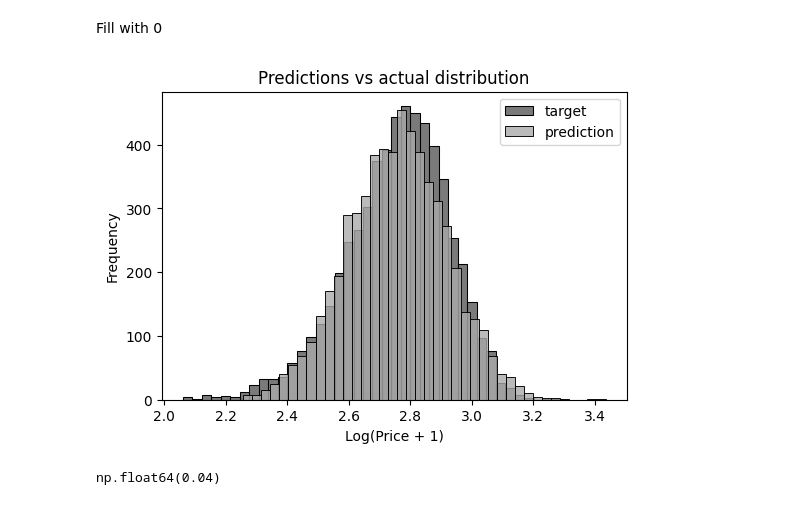
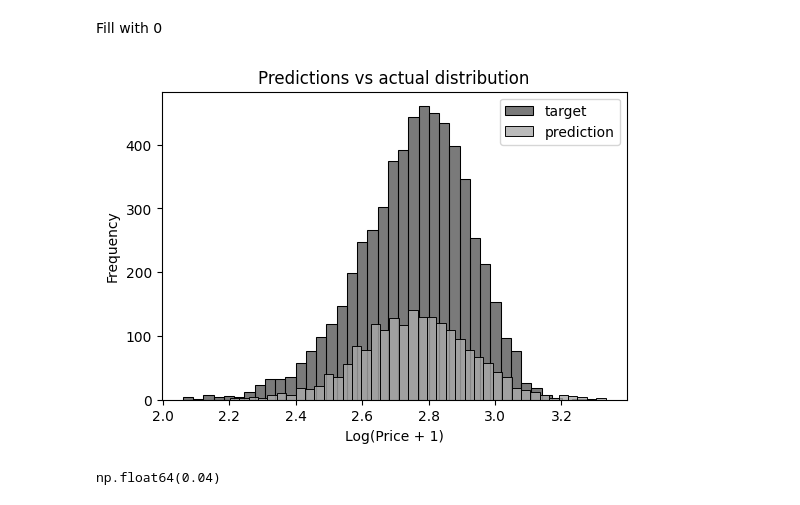
Before and after one commit to moreaujean/ml-zoomcamp, a Jupyter notebook: 02/homework.ipynb, the cells around one changed output. Cells and saved outputs as stored; diff of their text form; code cells hidden in the pictures.

```diff
--- a/02/homework.ipynb
+++ b/02/homework.ipynb
@@ -111,22 +111,24 @@ Fill with 0
 # %%
 df_filled = df_train.fillna(0)
 
 X_train = prepare_X(df_filled)
 w_0, w = train_linear_regression(X_train, y_train)
-y_pred = w_0 + X_train.dot(w)
+
+X_val = df_val.fillna(0).values
+y_pred = w_0 + X_val.dot(w)
 
 plt.figure(figsize=(6, 4))
 
 sns.histplot(y_train, label='target', color='#222222', alpha=0.6, bins=40)
 sns.histplot(y_pred, label='prediction', color='#aaaaaa', alpha=0.8, bins=40)
 
 plt.legend()
 
 plt.ylabel('Frequency')
 plt.xlabel('Log(Price + 1)')
 plt.title('Predictions vs actual distribution')
 
 plt.show()
 # %% [output]
-[figure, old version]
+[figure, new version]
 # %%
```
Also changed, not shown: parts of 3 cells of this notebook.
